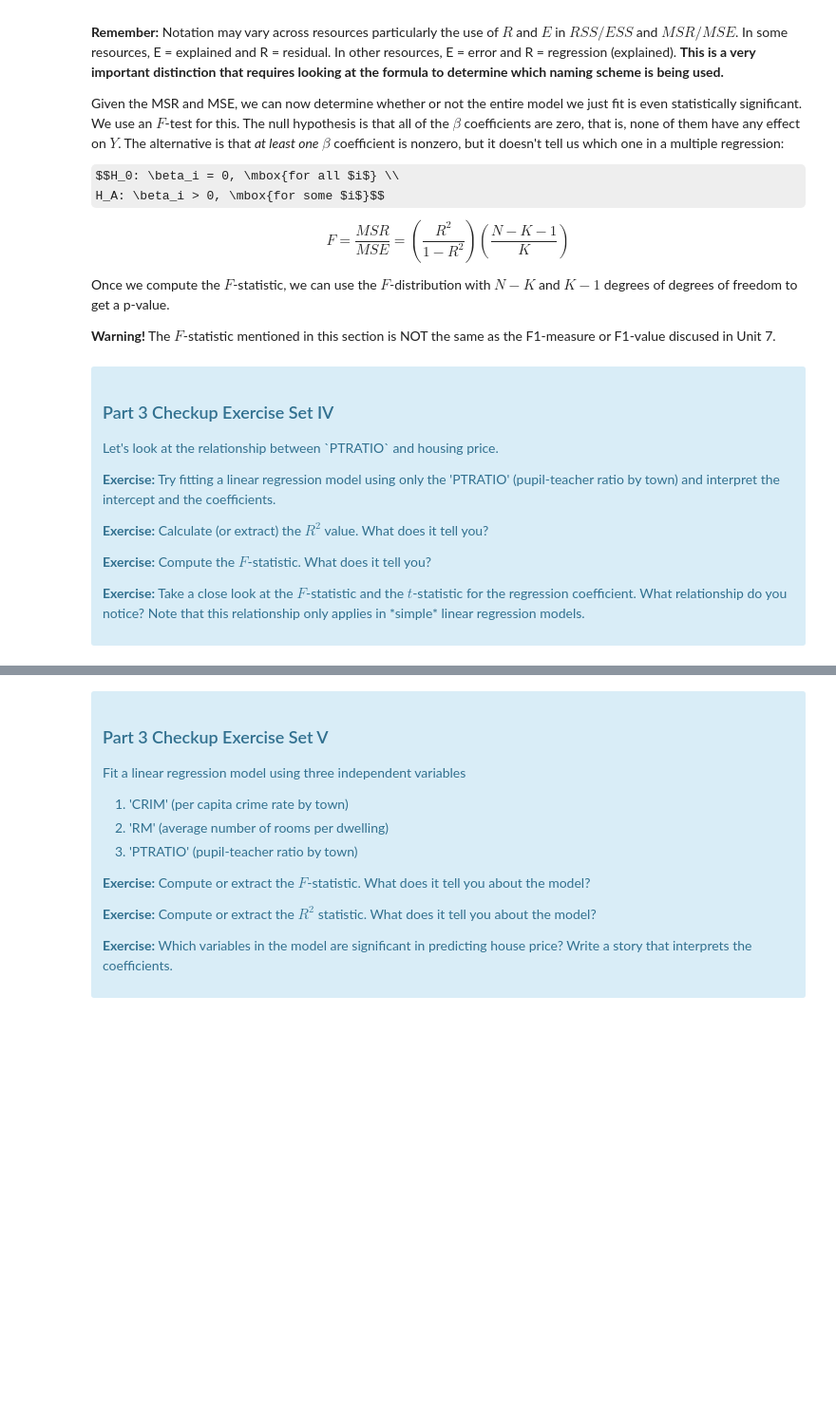
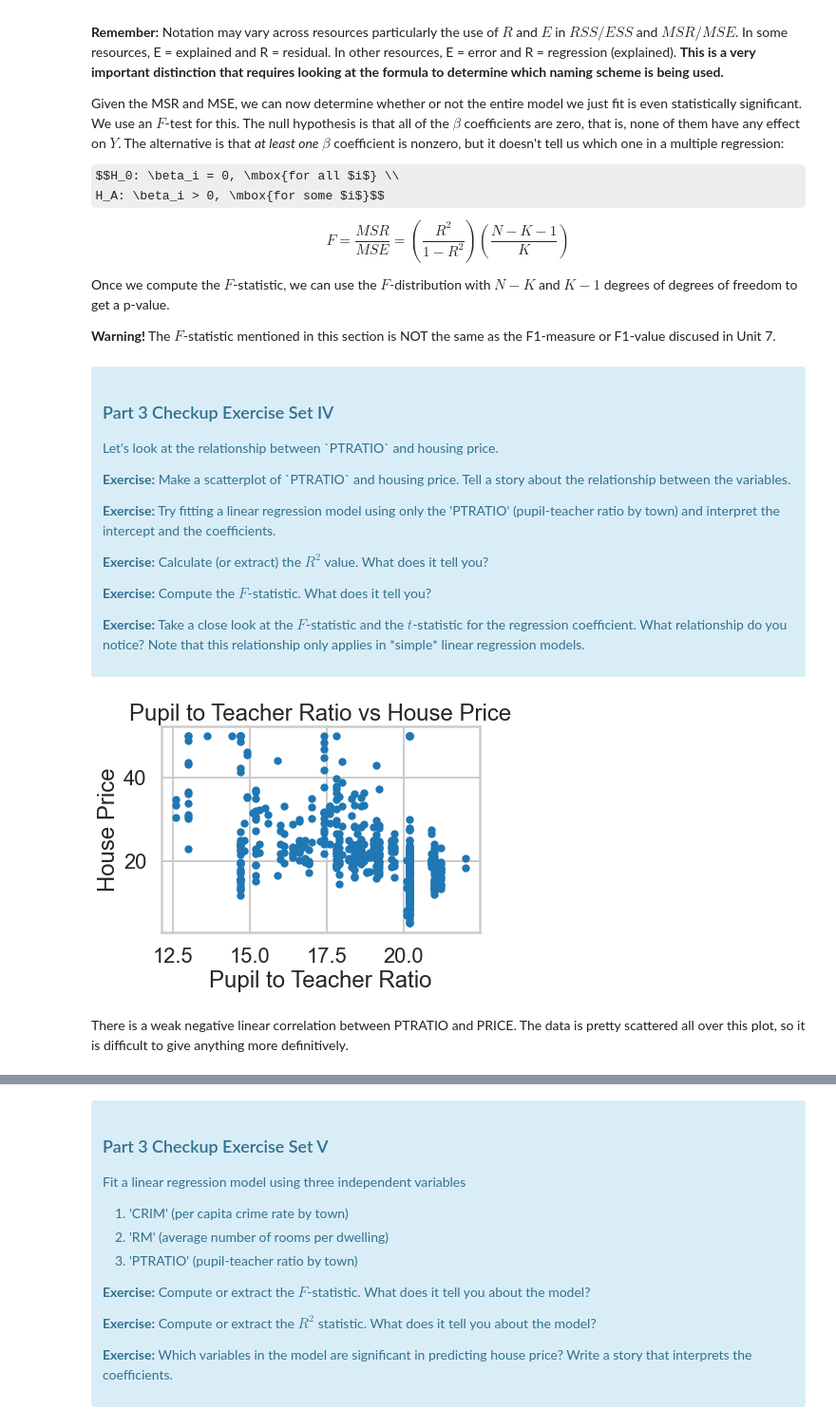
Before and after one commit to maessery/Boston-Housing-Case-Study, a Jupyter notebook: Mini_Project_Linear_Regression.ipynb, the cells around one changed output, grey strips where cells are left out. Shown: that part at 95% size. Saved outputs shown, nothing was run; the diff lists cells and outputs as text; code cells hidden in the pictures; some formulas as TeX source; blank space fills up the shorter version.

Commit message:
work up through exercise 3.4

```diff
--- a/Mini_Project_Linear_Regression.ipynb
+++ b/Mini_Project_Linear_Regression.ipynb
@@ -694,6 +712,8 @@ Once we compute the $F$-statistic, we can use the $F$-distribution with $N-K$ an
 <h3>Part 3 Checkup Exercise Set IV</h3>
 
 <p>Let's look at the relationship between `PTRATIO` and housing price.</p>
+
+<p><b>Exercise:</b>  Make a scatterplot of `PTRATIO` and housing price. Tell a story about the relationship between the variables.</p>
 
 <p><b>Exercise:</b> Try fitting a linear regression model using only the 'PTRATIO' (pupil-teacher ratio by town) and interpret the intercept and the coefficients.</p>
 
@@ -707,0 +726,11 @@ Once we compute the $F$-statistic, we can use the $F$-distribution with $N-K$ an
+# %%
+# your turn
+plt.scatter(x=bos.PTRATIO, y=bos.PRICE, s=40)
+plt.xlabel('Pupil to Teacher Ratio')
+plt.ylabel('House Price')
+plt.title('Pupil to Teacher Ratio vs House Price')
+plt.show()
+# %% [output]
+[figure, added]
+# %% [markdown]
+There is a weak negative linear correlation between PTRATIO and PRICE. The data is pretty scattered all over this plot, so it is difficult to give anything more definitively.
```
Also changed, not shown: parts of 19 cells of this notebook.
